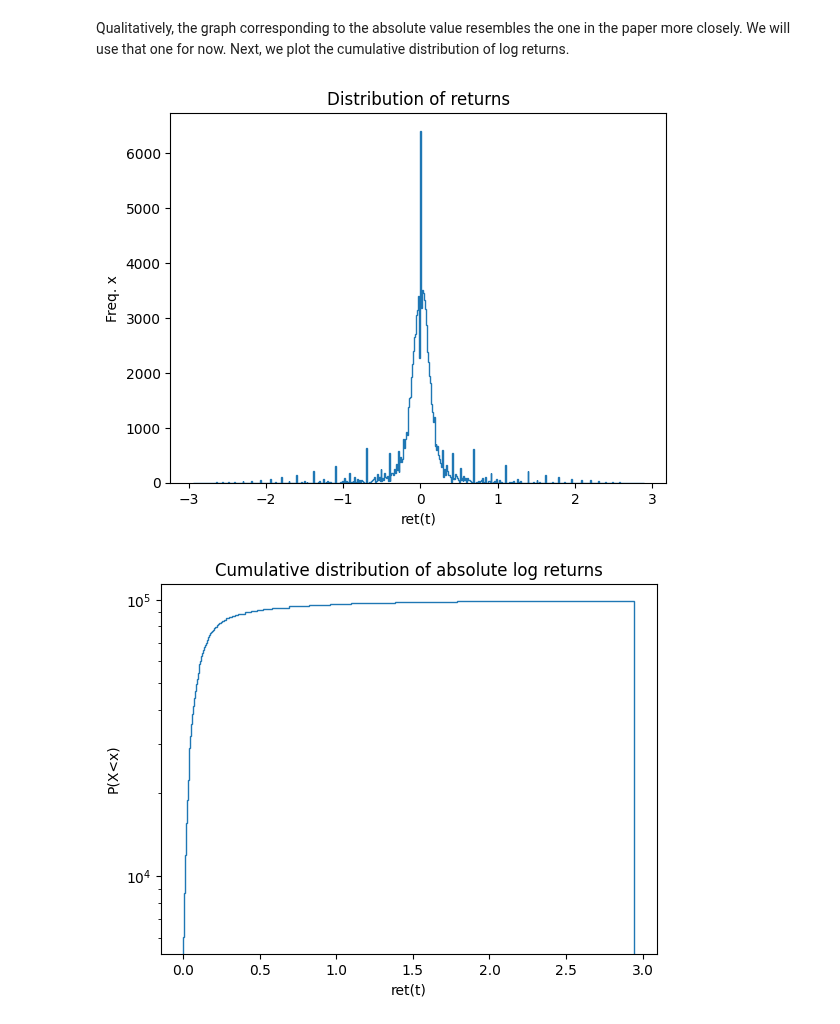
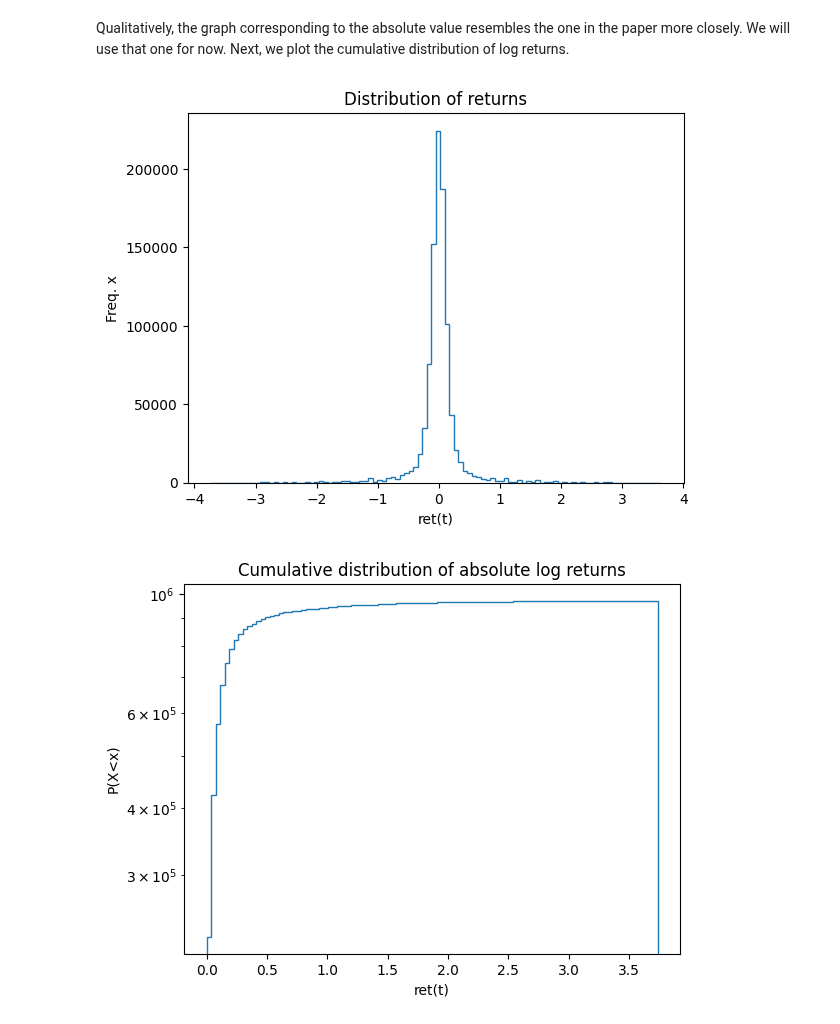
Before and after one commit to eghirardo/ising-markets, a Jupyter notebook: Code/Bornholdt.ipynb, the cells around one changed output. Saved outputs shown, nothing was run; the diff lists cells and outputs as text; code cells hidden in the pictures.

```diff
--- a/Code/Bornholdt.ipynb
+++ b/Code/Bornholdt.ipynb
@@ -56,0 +66,3 @@ interactive(children=(IntSlider(value=0, description='t', max=99999), Output()),
+# %%
+with gzip.open('bornholdt_model_long_sim_J1.0_alpha4.0_T1.5_C502.gz', 'rb') as f:
+    model = pickle.load(f)
@@ -134,11 +154,14 @@ plt.show()
+# %%
+abs_magnetization_series = [np.abs(np.sum(spin))/n for spin in model.spin_series]
+# %%
+# we add a small epsilon to avoid taking the logarithm of 0
+epsilon = 1e-3
+abs_magnetization_series_shifted = np.array(abs_magnetization_series) + epsilon
 # %%
-abs_magnetization_series = [abs(np.sum(spin))/n for spin in model.spin_series]
-
-log_returns = np.diff(np.log(abs_magnetization_series))
-log_returns = log_returns[np.isfinite(log_returns)]
+log_returns = np.diff(np.log(abs_magnetization_series_shifted))
 
 plt.figure(figsize=(10, 5))
-plt.plot(log_returns)
+plt.plot(log_returns[40000:50000])
 plt.xlabel("T")
 plt.ylabel("ret(t)")
 plt.title("ret(t) computed with absolute magnetization")
@@ -148,22 +171,22 @@ plt.show()
 # %% [markdown]
 Qualitatively, the graph corresponding to the absolute value resembles the one in the paper more closely. We will use that one for now. Next, we plot the cumulative distribution of log returns.
 # %%
-plt.hist(log_returns, bins=500, density=False, cumulative=False, histtype='step')
+plt.hist(log_returns, bins=100, density=False, cumulative=False, histtype='step')
 plt.xlabel("ret(t)")
 plt.ylabel("Freq. x")
 plt.title("Distribution of returns")
 plt.show()
 # %% [output]
-[figure, old version]
+[figure, new version]
 # %%
-plt.hist(abs(log_returns), bins=500, density=False, cumulative=True, histtype='step')
+plt.hist(abs(log_returns), bins=100, density=False, cumulative=True, histtype='step')
 plt.xlabel("ret(t)")
 plt.ylabel("P(X<x)")
 plt.title("Cumulative distribution of absolute log returns")
 plt.yscale('log')
 plt.show()
 # %% [output]
-[figure, old version]
+[figure, new version]
 # %%
 # we plot the qq plot of the returns
 sm.qqplot(log_returns, line ='45')
```
Also changed, not shown: parts of 15 cells of this notebook, 24 other files.
